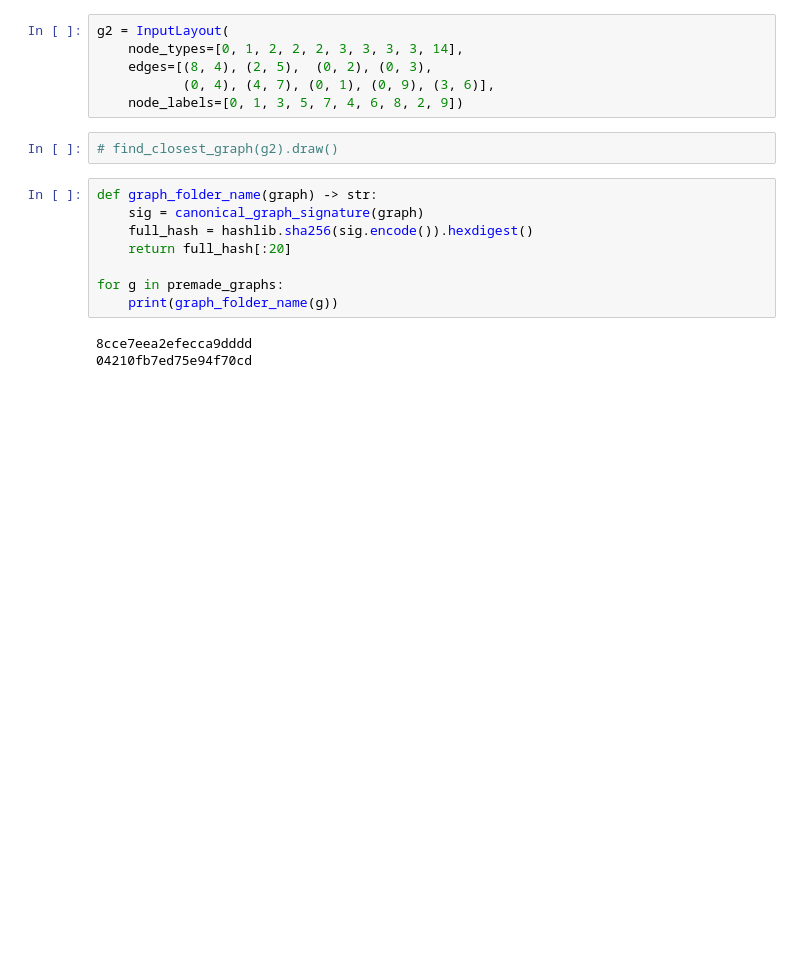
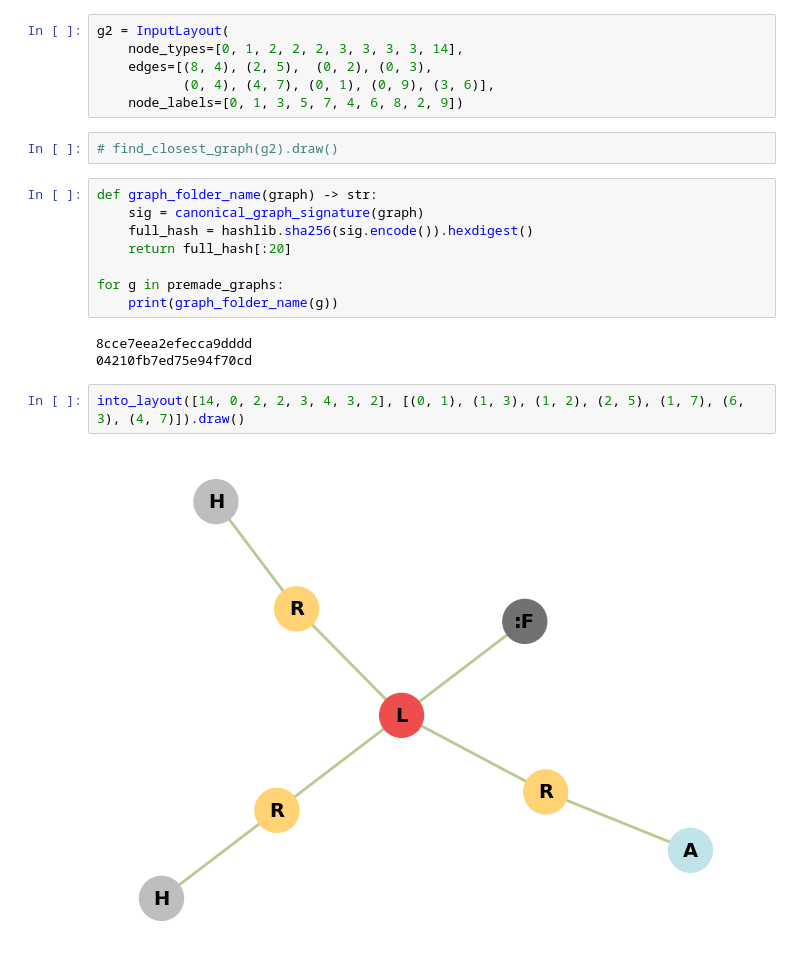
Before and after one commit to enix403/blueprint, a Jupyter notebook: pregen.ipynb, the cells around one changed output. Cells and saved outputs as stored; diff of their text form; blank space fills up the shorter version.

```diff
--- a/pregen.ipynb
+++ b/pregen.ipynb
@@ -143,3 +143,7 @@ for g in premade_graphs:
 # %% [output]
 8cce7eea2efecca9dddd
 04210fb7ed75e94f70cd
+# %%
+into_layout([14, 0, 2, 2, 3, 4, 3, 2], [(0, 1), (1, 3), (1, 2), (2, 5), (1, 7), (6, 3), (4, 7)]).draw()
+# %% [output]
+[figure, added]
```
Also changed, not shown: parts of 1 cell of this notebook, 2 other files.
